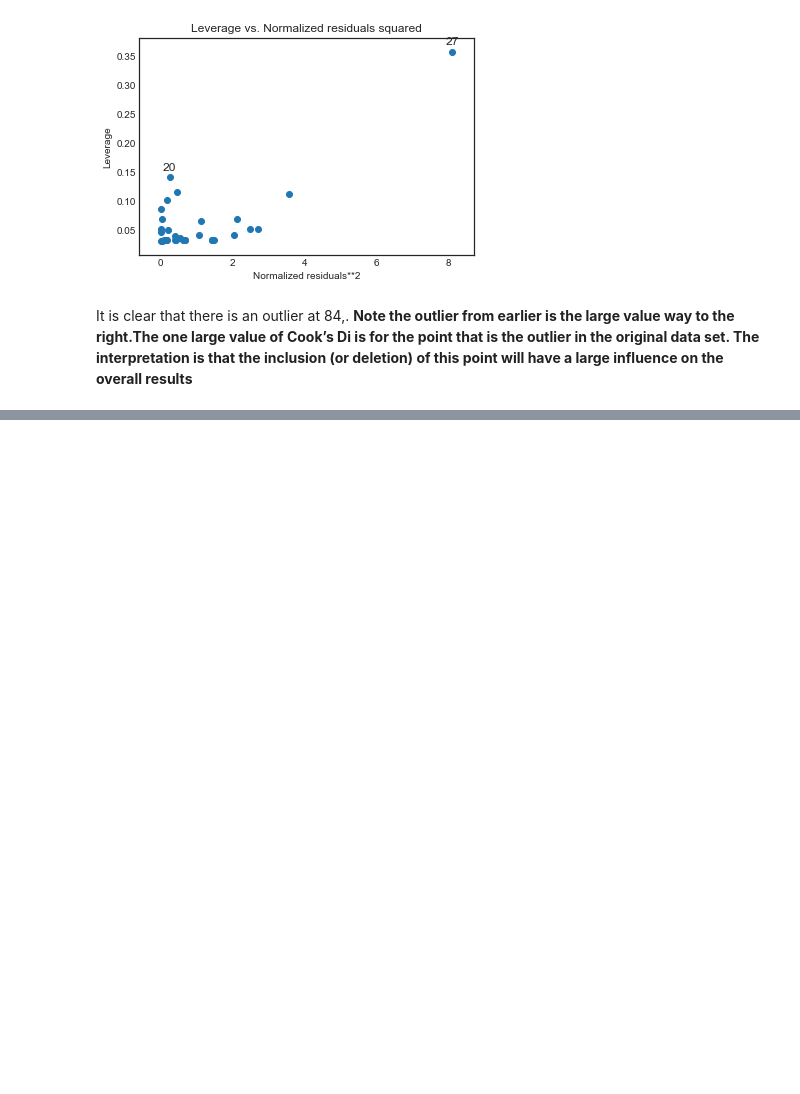
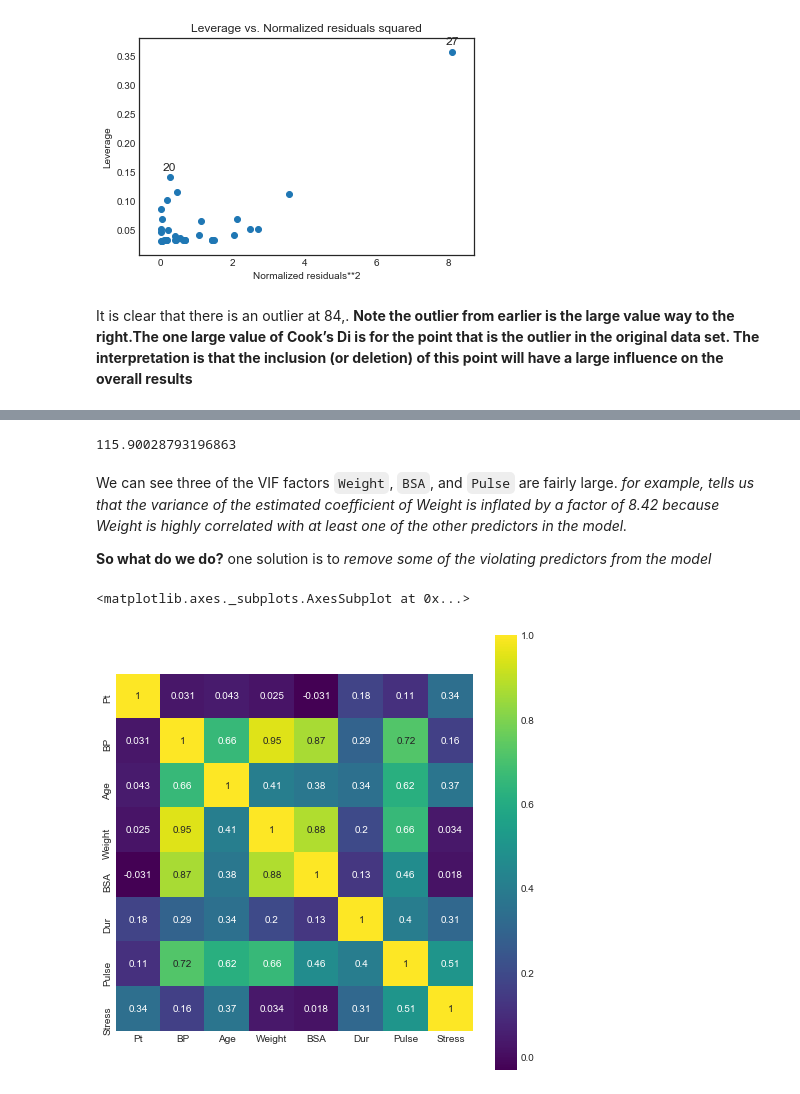
Before and after one commit to naivelogic/Machine_Learning_Notebooks, a Jupyter notebook: Data_Science/Stats Foundation/Regression Methods/[lab] Penn Stat 501 - Multiple Linear Regression.ipynb, the cells around one changed output, grey strips where cells are left out. Drawn from its saved outputs; the diff is of its cells as text; code cells hidden in the pictures; blank space fills up the shorter version.

```diff
--- a/Data_Science/Stats Foundation/Regression Methods/[lab] Penn Stat 501 - Multiple Linear Regression.ipynb
+++ b/Data_Science/Stats Foundation/Regression Methods/[lab] Penn Stat 501 - Multiple Linear Regression.ipynb
@@ -1464,0 +1590,3 @@ It is clear that there is an outlier at 84,. __Note the outlier from earlier is
+# %%
+blood = pd.read_table("https://newonlinecourses.science.psu.edu/stat501/sites/onlinecourses.science.psu.edu.stat501/files/data/bloodpress/index.txt")
+blood.head()
@@ -1464,0 +1634,15 @@ It is clear that there is an outlier at 84,. __Note the outlier from earlier is
+# %%
+np.array(vif).mean()
+# %% [output]
+115.90028793196863
+# %% [markdown]
+We can see three of the VIF factors `Weight`, `BSA`, and `Pulse` are fairly large. _for example, tells us that the variance of the estimated coefficient of Weight is inflated by a factor of 8.42 because Weight is highly correlated with at least one of the other predictors in the model._
+
+__So what do we do?__ one solution is to _remove some of the violating predictors from the model_
+# %%
+corr_matrix = blood.corr()
+plt.figure(figsize=(8,8))
+sns.heatmap(corr_matrix, vmax=1, square=True, annot=True, cmap='viridis')
+# %% [output]
+<matplotlib.axes._subplots.AxesSubplot at 0x...>
+[figure, added]
```
Also changed, not shown: parts of 29 cells of this notebook.
